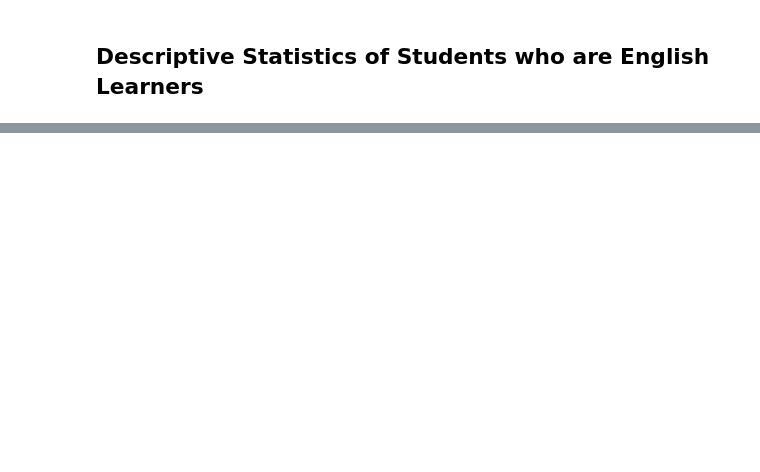
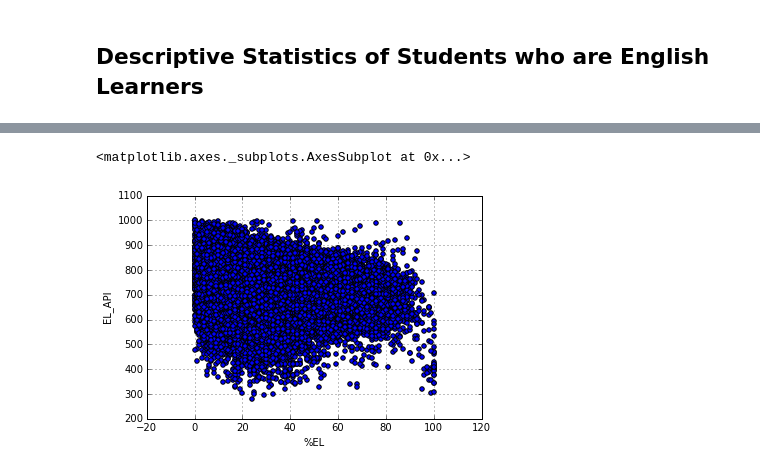
Before and after one commit to ttglennhall/SD_data_contest_education_3-10, a Jupyter notebook: education_dataAnalysis_2015.ipynb, the cells around one changed output, grey strips where cells are left out. Drawn from its saved outputs; the diff is of its cells as text; code cells hidden in the pictures; blank space fills up the shorter version.

```diff
--- a/education_dataAnalysis_2015.ipynb
+++ b/education_dataAnalysis_2015.ipynb
@@ -40,0 +188,5 @@ star = pd.read_csv('data/star.csv')
+# %%
+api.plot(x='%EL', y='EL_API', kind='scatter')
+# %% [output]
+<matplotlib.axes._subplots.AxesSubplot at 0x...>
+[figure, added]
```
Also changed, not shown: parts of 19 cells of this notebook.
